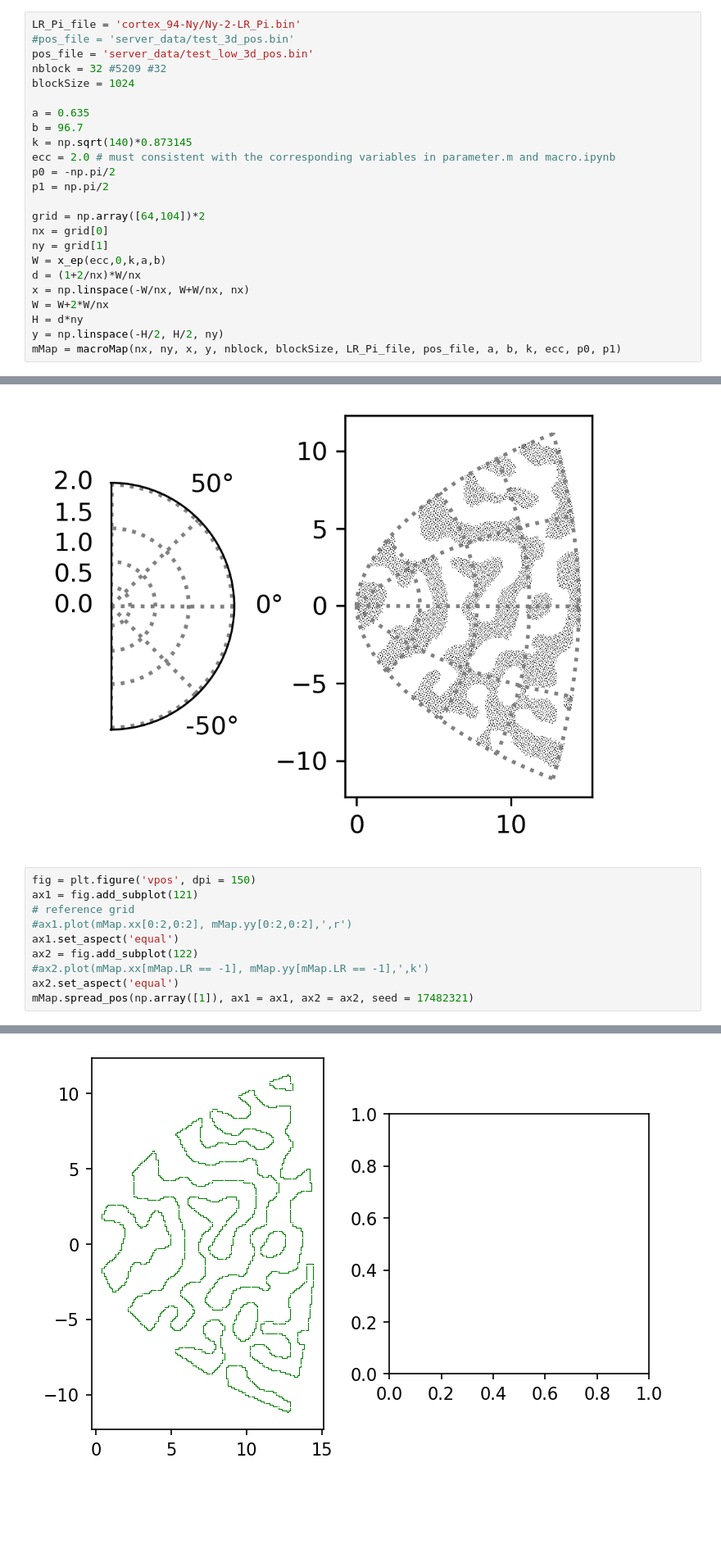
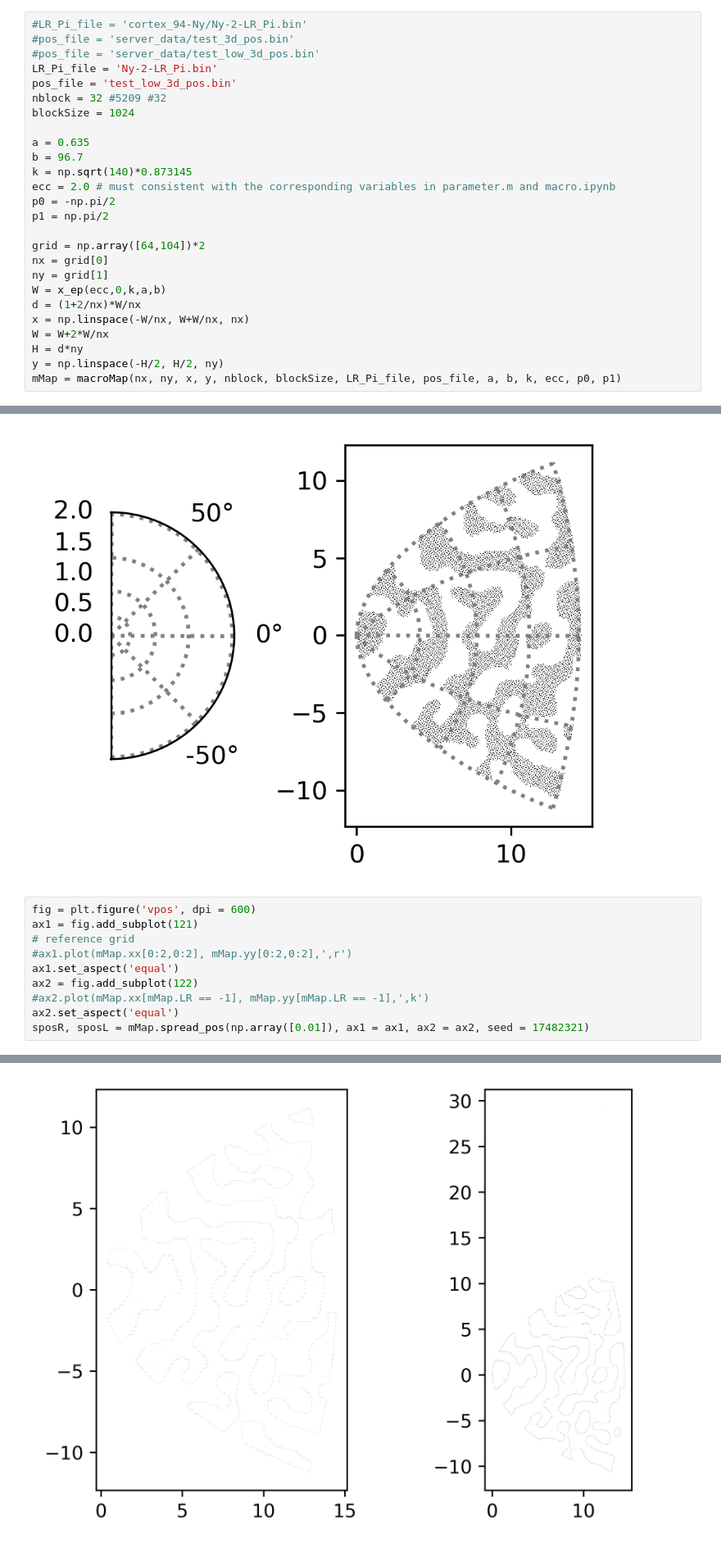
Before and after one commit to g13/patchV1, a Jupyter notebook: OD_VF.ipynb, the cells around one changed output, grey strips where cells are left out. Shown at 82% size. Cells and saved outputs as stored; diff of their text form; blank space fills up the shorter version.

```diff
--- a/OD_VF.ipynb
+++ b/OD_VF.ipynb
@@ -18,9 +18,11 @@ warnings.filterwarnings(action="error", category=np.ComplexWarning)
 from assign_attr import *
 from repel_system import *
 # %%
-LR_Pi_file = 'cortex_94-Ny/Ny-2-LR_Pi.bin'
+#LR_Pi_file = 'cortex_94-Ny/Ny-2-LR_Pi.bin'
 #pos_file = 'server_data/test_3d_pos.bin'
-pos_file = 'server_data/test_low_3d_pos.bin'
+#pos_file = 'server_data/test_low_3d_pos.bin'
+LR_Pi_file = 'Ny-2-LR_Pi.bin'
+pos_file = 'test_low_3d_pos.bin'
 nblock = 32 #5209 #32
 blockSize = 1024
 
@@ -71,7 +73,7 @@ ax2.set_aspect('equal')
 # %% [output]
 [figure]
 # %%
-fig = plt.figure('vpos', dpi = 150)
+fig = plt.figure('vpos', dpi = 600)
 ax1 = fig.add_subplot(121)
 # reference grid
 #ax1.plot(mMap.xx[0:2,0:2], mMap.yy[0:2,0:2],',r')
@@ -79,6 +81,6 @@ ax1.set_aspect('equal')
 ax2 = fig.add_subplot(122)
 #ax2.plot(mMap.xx[mMap.LR == -1], mMap.yy[mMap.LR == -1],',k')
 ax2.set_aspect('equal')
-mMap.spread_pos(np.array([1]), ax1 = ax1, ax2 = ax2, seed = 17482321)
+sposR, sposL = mMap.spread_pos(np.array([0.01]), ax1 = ax1, ax2 = ax2, seed = 17482321)
 # %% [output]
 2278 boundary points and 16374 particles initialized
@@ -86 +99 @@ NameError: name 'turntype' is not defined
-[figure, old version]
+[figure, new version]
```
Also changed, not shown: parts of 17 cells of this notebook, 3 other files.
